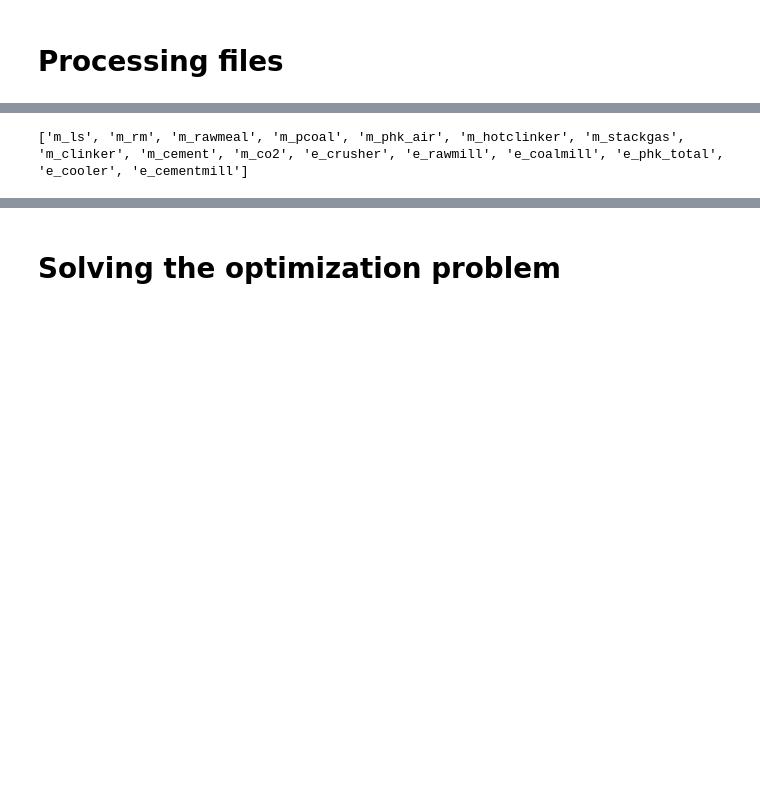
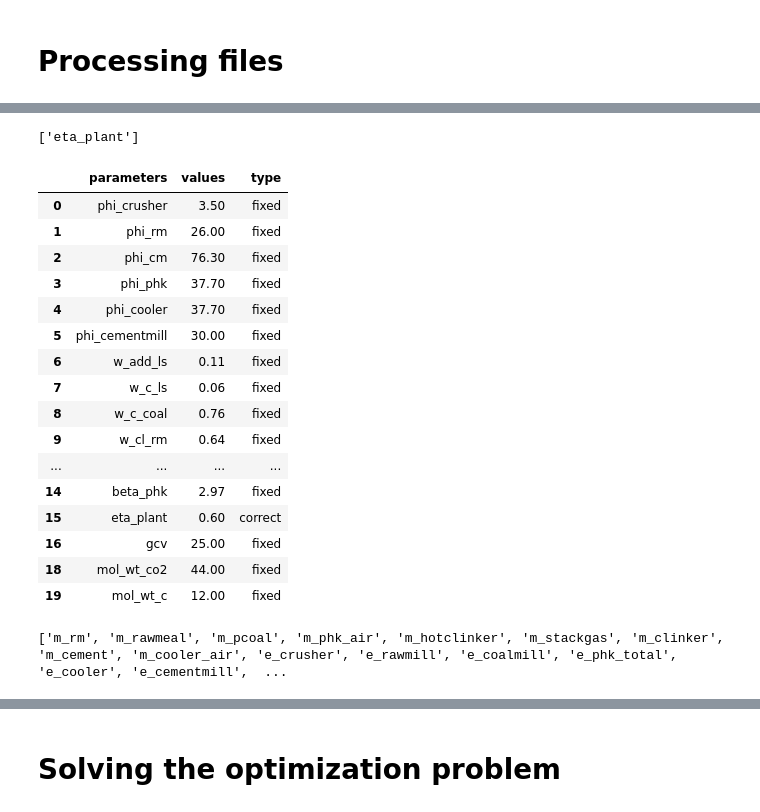
Before and after one commit to arunm917/Climate-Action-Tool, a Jupyter notebook: solver.ipynb, the cells around one changed output, grey strips where cells are left out. Drawn from its saved outputs; the diff is of its cells as text; code cells hidden in the pictures; blank space fills up the shorter version.

```diff
--- a/solver.ipynb
+++ b/solver.ipynb
@@ -94,7 +120,43 @@ variables_list = list(variables_df['variables'])
+# %%
+''' This line of code checks if the parameter is set to fixed, float or correctable.
+    fixed = parameter value is fixed
+    float = parameter is part of the decision variable. Value of parameter is discarded
+    correct = parameter is changed by a small margin by making it a decision variable and applying a tolerance (using bounds).
+    Parameter value is not discarded.'''
+
+float_vars = parameters_df.loc[parameters_df['type'].isin(['float']), 'parameters'].tolist()
+decision_var_list.extend(float_vars)
+correct_vars = parameters_df.loc[parameters_df['type'].isin(['correct']), 'parameters'].tolist()
+decision_var_list.extend(correct_vars)
+parameters_df = parameters_df[~parameters_df['parameters'].isin(float_vars)]
+# %%
+correct_vars
+# %% [output]
+['eta_plant']
+# %%
+parameters_df
+# %% [output]
+|  | parameters | values | type |
+| 0 | phi_crusher | 3.50 | fixed |
+| 1 | phi_rm | 26.00 | fixed |
+| 2 | phi_cm | 76.30 | fixed |
+| 3 | phi_phk | 37.70 | fixed |
+| 4 | phi_cooler | 37.70 | fixed |
+| 5 | phi_cementmill | 30.00 | fixed |
+| 6 | w_add_ls | 0.11 | fixed |
+| 7 | w_c_ls | 0.06 | fixed |
+| 8 | w_c_coal | 0.76 | fixed |
+| 9 | w_cl_rm | 0.64 | fixed |
+| ... | ... | ... | ... |
+| 14 | beta_phk | 2.97 | fixed |
+| 15 | eta_plant | 0.60 | correct |
+| 16 | gcv | 25.00 | fixed |
+| 18 | mol_wt_co2 | 44.00 | fixed |
+| 19 | mol_wt_c | 12.00 | fixed |
 # %%
-print(variables_list)
+print(decision_var_list)
 # %% [output]
-['m_ls', 'm_rm', 'm_rawmeal', 'm_pcoal', 'm_phk_air', 'm_hotclinker', 'm_stackgas', 'm_clinker', 'm_cement', 'm_co2', 'e_crusher', 'e_rawmill', 'e_coalmill', 'e_phk_total', 'e_cooler', 'e_cementmill']
+['m_rm', 'm_rawmeal', 'm_pcoal', 'm_phk_air', 'm_hotclinker', 'm_stackgas', 'm_clinker', 'm_cement', 'm_cooler_air', 'e_crusher', 'e_rawmill', 'e_coalmill', 'e_phk_total', 'e_cooler', 'e_cementmill',  ...
 # %%
 with open('equations', 'r') as f:
     # Read the equations line by line
```
Also changed, not shown: parts of 27 cells of this notebook.
